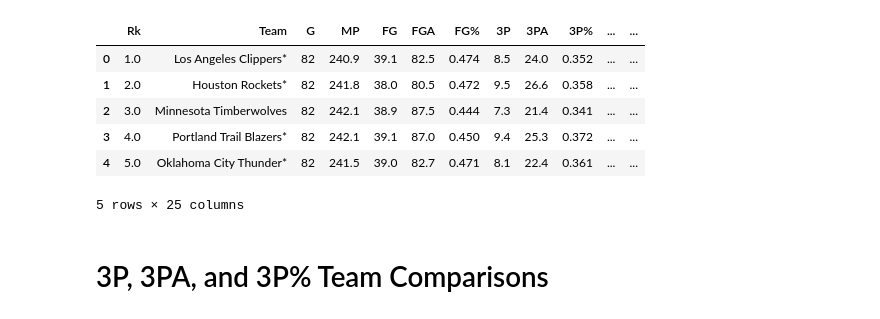
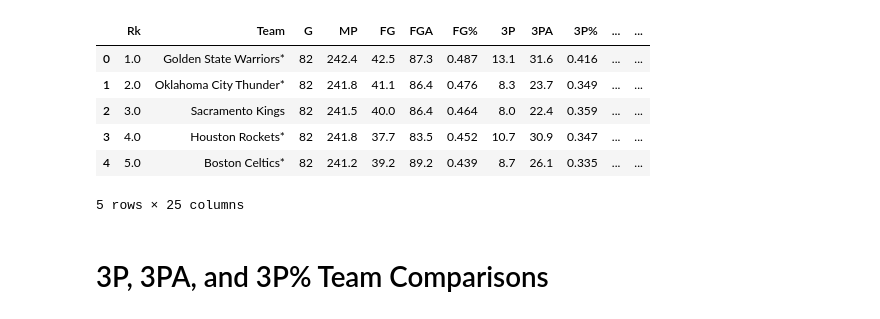
Before and after one commit to tanjowen/NCAA-vs-NBA, a Jupyter notebook: question dos.ipynb, the cells around one changed output. Saved outputs shown, nothing was run; the diff lists cells and outputs as text; code cells hidden in the pictures.

```diff
--- a/question dos.ipynb
+++ b/question dos.ipynb
@@ -1,28 +1,28 @@
 # %%
 import pandas as pd
 import numpy as np
 import matplotlib.pyplot as plt
 
 nba_17_18 = pd.read_csv("NBA data per game (team)/17-18 NBA team per.csv")
 nba_16_17 = pd.read_csv("NBA data per game (team)/16-17 NBA team per.csv")
 nba_15_16 = pd.read_csv("NBA data per game (team)/15-16 NBA team per.csv")
 nba_14_15 = pd.read_csv("NBA data per game (team)/14-15 NBA team per.csv")
 nba_13_14 = pd.read_csv("NBA data per game (team)/13-14 NBA team per.csv")
 
 nba_standings_17_18 = pd.read_csv('NBA data (standings)/17-18 NBA standings.csv')
 nba_standings_16_17 = pd.read_csv('NBA data (standings)/16-17 NBA standings.csv')
 nba_standings_15_16 = pd.read_csv('NBA data (standings)/15-16 NBA standings.csv')
 nba_standings_14_15 = pd.read_csv('NBA data (standings)/14-15 NBA standings.csv')
 nba_standings_13_14 = pd.read_csv('NBA data (standings)/13-14 NBA standings.csv')
 
-nba_13_14.head()
+nba_15_16.head()
 # %% [output]
 |  | Rk | Team | G | MP | FG | FGA | FG% | 3P | 3PA | 3P% | ... | ... |
-| 0 | 1.0 | Los Angeles Clippers* | 82 | 240.9 | 39.1 | 82.5 | 0.474 | 8.5 | 24.0 | 0.352 | ... | ... |
-| 1 | 2.0 | Houston Rockets* | 82 | 241.8 | 38.0 | 80.5 | 0.472 | 9.5 | 26.6 | 0.358 | ... | ... |
-| 2 | 3.0 | Minnesota Timberwolves | 82 | 242.1 | 38.9 | 87.5 | 0.444 | 7.3 | 21.4 | 0.341 | ... | ... |
-| 3 | 4.0 | Portland Trail Blazers* | 82 | 242.1 | 39.1 | 87.0 | 0.450 | 9.4 | 25.3 | 0.372 | ... | ... |
-| 4 | 5.0 | Oklahoma City Thunder* | 82 | 241.5 | 39.0 | 82.7 | 0.471 | 8.1 | 22.4 | 0.361 | ... | ... |
+| 0 | 1.0 | Golden State Warriors* | 82 | 242.4 | 42.5 | 87.3 | 0.487 | 13.1 | 31.6 | 0.416 | ... | ... |
+| 1 | 2.0 | Oklahoma City Thunder* | 82 | 241.8 | 41.1 | 86.4 | 0.476 | 8.3 | 23.7 | 0.349 | ... | ... |
+| 2 | 3.0 | Sacramento Kings | 82 | 241.5 | 40.0 | 86.4 | 0.464 | 8.0 | 22.4 | 0.359 | ... | ... |
+| 3 | 4.0 | Houston Rockets* | 82 | 241.8 | 37.7 | 83.5 | 0.452 | 10.7 | 30.9 | 0.347 | ... | ... |
+| 4 | 5.0 | Boston Celtics* | 82 | 241.2 | 39.2 | 89.2 | 0.439 | 8.7 | 26.1 | 0.335 | ... | ... |
 5 rows × 25 columns
 # %% [markdown]
 # 3P, 3PA, and 3P% Team Comparisons
```
Also changed, not shown: parts of 24 cells of this notebook.
